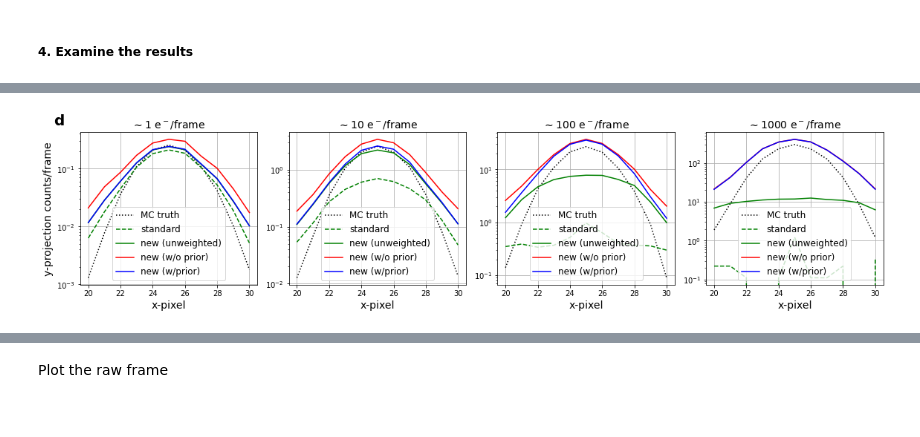
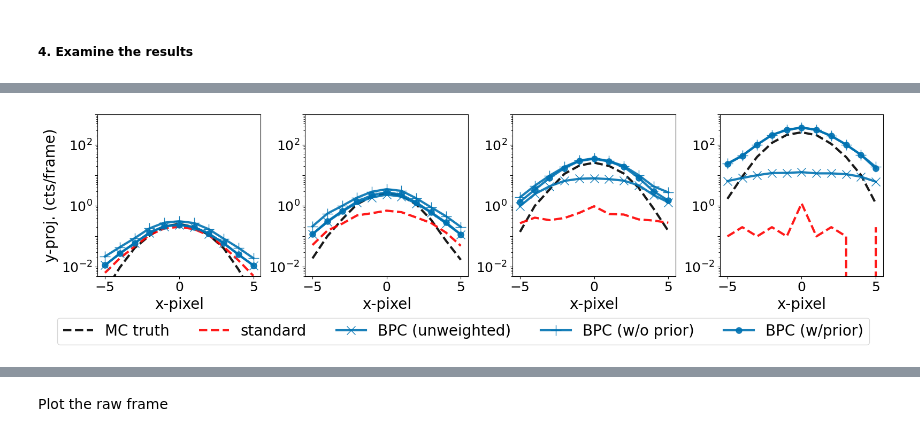
Before and after one commit to jerenner/backpropcount, a Jupyter notebook: notebooks/FIG1_2_simulation.ipynb, the cells around one changed output, grey strips where cells are left out. Saved outputs shown, nothing was run; the diff lists cells and outputs as text; code cells hidden in the pictures.

```diff
--- a/notebooks/FIG1_2_simulation.ipynb
+++ b/notebooks/FIG1_2_simulation.ipynb
@@ -537,8 +540,8 @@ def generate_single_gaussian_frames(nframes, frame_size, df, output_filename, si
 
     # Save the frames and Monte Carlo "truth" in an HDF5 file using stempy (set frames data type to uint16)
     input_frames_integer = downsampled_frames.astype('uint16')
-    assert input_frames_integer.shape[0]**0.5 % 1 == 0 # ensure square scan
-    scan_dimensions = (int(input_frames_integer.shape[0]**0.5),)*2
+    scan_dimensions = (input_frames_integer.shape[0],1)
+    print(f"-- Scan dimensions: {scan_dimensions}")
     stio.save_raw_data(output_filename, input_frames_integer, scan_dimensions=scan_dimensions,
                        scan_positions=np.arange(0,input_frames_integer.shape[0]), zip_data=False)
 
@@ -549,7 +552,7 @@ def generate_single_gaussian_frames(nframes, frame_size, df, output_filename, si
 sigma = 3
 
 # Generate the same statistics for each occupancy. Note that the number of frames must be a perfect square.
-nframes_occupancies = np.array([10000, 1024, 100, 9])
+nframes_occupancies = np.array([10000, 1000, 100, 10])
 occupancies = 10000/nframes_occupancies
 occupancies_names = [1, 10, 100, 1000]
 print(f"Actual occupancies are {occupancies}")
@@ -565,8 +588,8 @@ plot_frame_and_mc_truth('frames_occupancy_1.h5', frame_index=6) #, x_range=[40,6
 # %%
 # Counting parameters
 nframes_prior = 100
-gauss_A = 20
-gauss_sigma = 0.8
+gauss_A = 40
+gauss_sigma = 0.5
 th_single_elec = 10
 # %%
 # Count the sparse frames
@@ -647,7 +680,7 @@ for occ_name, nframes in zip(occupancies_names, nframes_occupancies):
     raw_file = f'frames_occupancy_{occ_name}.h5'
     counted_file = f'counted_frames_occupancy_{occ_name}.h5'
     counting.count_frames(raw_file, counted_file, min(nframes,frames_per_batch),
-                          baseline, gauss_A, gauss_sigma,
+                          th_single_elec, baseline, gauss_A, gauss_sigma,
                           n_steps_max=n_steps_max, loss_per_frame_stop=0.01,
                           min_loss_patience = 100, min_loss_improvement = 0.01,
                           nframes_prior=0)
@@ -658,7 +691,7 @@ for occ_name, nframes in zip(occupancies_names, nframes_occupancies):
     raw_file = f'frames_occupancy_{occ_name}.h5'
     counted_file = f'counted_frames_occupancy_{occ_name}_prior.h5'
     counting.count_frames(raw_file, counted_file, min(nframes,frames_per_batch),
-                          baseline, gauss_A, gauss_sigma,
+                          th_single_elec, baseline, gauss_A, gauss_sigma,
                           n_steps_max=n_steps_max, loss_per_frame_stop=0.01,
                           min_loss_patience = 100, min_loss_improvement = 0.01,
                           nframes_prior=min(nframes,nframes_prior))
@@ -755,10 +805,23 @@ def evaluate_counting_results_multi(raw_files, counted_files, counted_files_prio
     - None: Displays the heatmaps of the MC truth and the counted results, and the 1D line plot comparison for all files.
     """
     n_occupancies = len(raw_files)
+    lwidth = 3
 
     # Initialize storage for line plots
     fig, axs = plt.subplots(1, n_occupancies, figsize=(4 * n_occupancies, 4))
     fig.subplots_adjust(hspace=0.4)
+
+    # Dictionary to store labels for a single legend
+    legend_handles = {}
+
+    # color scheme
+    colors = {
+        'MC truth': '#000000',  # Black
+        'standard': '#FF0000',  # Red
+        'BPC (unweighted)': '#0072B2',  # Blue
+        'BPC (w/o prior)': '#0072B2',  # Blue
+        'BPC (w/prior)': '#0072B2',  # Blue
+    }
 
     # Iterate over each occupancy
     for idx in range(n_occupancies):
@@ -834,28 +897,50 @@ def evaluate_counting_results_multi(raw_files, counted_files, counted_files_prio
         counted_line_prior = np.sum(summed_counted_frames_prior[x_range[0]:x_range[1], :], axis=1)
         counted_line_standard = np.sum(summed_counted_frames_standard[x_range[0]:x_range[1], :], axis=1)
         truth_line = np.sum(summed_mc_truth[x_range[0]:x_range[1], :], axis=1)
-        x_pixels = np.arange(x_range[0], x_range[1])
+        x_pixels = np.arange(x_range[0], x_range[1]) - ((frame_size-1) / 2)
 
         # Plot the results (1D line plot for each occupancy)
-        axs[idx].plot(x_pixels, truth_line, label='MC truth', linestyle=':', color='black')
-        axs[idx].plot(x_pixels, counted_line_standard, label='standard', color='green', linestyle='--')
-        axs[idx].plot(x_pixels, counted_line_noweights, label='new (unweighted)', color='green')
-        axs[idx].plot(x_pixels, counted_line, label='new (w/o prior)', color='red')
-        axs[idx].plot(x_pixels, counted_line_prior, label='new (w/prior)', color='blue')
+        axs[idx].plot(x_pixels, truth_line, label='MC truth', linestyle='--', color=colors['MC truth'], linewidth=lwidth, alpha=0.9)
+        axs[idx].plot(x_pixels, counted_line_standard, label='standard', color=colors['standard'], linestyle='--', linewidth=lwidth, alpha=0.9)
+        #if(idx == 0): axs[idx].plot(x_pixels, counted_line_noweights, label='new (unweighted)', color=colors['new (unweighted)'], linestyle='-.', marker='s', markersize=6, linewidth=lwidth+2, alpha=0.9)  # widen unweighted line due to overlap
+        axs[idx].plot(x_pixels, counted_line_noweights, label='BPC (unweighted)', color=colors['BPC (unweighted)'], marker='x', markersize=12, linewidth=lwidth, alpha=0.9)
+        axs[idx].plot(x_pixels, counted_line, label='BPC (w/o prior)', color=colors['BPC (w/o prior)'], marker='+', markersize=15, linewidth=lwidth, alpha=0.9)
+        axs[idx].plot(x_pixels, counted_line_prior, label='BPC (w/prior)', color=colors['BPC (w/prior)'], marker='o', markersize=8, linewidth=lwidth, alpha=0.9)
 
         axs[idx].set_yscale("log")
-        axs[idx].set_xlabel('x-pixel', fontsize=14)
-        if(idx == 0): axs[idx].set_ylabel('y-projection counts/frame', fontsize=14)
-        if(idx == 0): axs[idx].text(-0.15, 1.12, 'd', transform=axs[idx].transAxes, fontsize=20, fontweight='bold', va='top', ha='left')
-        axs[idx].set_title(f'$\sim${occupancies_names[idx]} e$^-$/frame',fontsize=14)
-        axs[idx].legend(fontsize=12)
-        axs[idx].grid(True)
+        axs[idx].set_xlabel('x-pixel', fontsize=20)
+        axs[idx].set_ylim(0.5e-2, 1e3)  # Same y-axis for all plots
+        axs[idx].tick_params(axis='both', which='major', labelsize=18)
+        if(idx == 0): axs[idx].set_ylabel('y-proj. (cts/frame)', fontsize=20)
+        #if(idx == 0): axs[idx].text(-0.15, 1.15, 'd', transform=axs[idx].transAxes, fontsize=20, fontweight='bold', va='top', ha='left')
+        #axs[idx].set_title(f'$\sim${occupancies_names[idx]} e$^-$/frame',fontsize=14)
+        #axs[idx].legend(fontsize=12)
+        #axs[idx].grid(True)
         #axs[idx].set_title(f'{occupancies[idx]} e$^-$/frame', fontsize=14)
 
+        # Custom formatter to show labels every 10^2
+        def label_formatter(value, pos):
+            if np.log10(value) % 2 == 0:  # Show label only for every two decades
+                return f"$10^{{{int(np.log10(value))}}}$"
+            return ""  # Skip other labels
+
+        axs[idx].yaxis.set_major_formatter(FuncFormatter(label_formatter))
+
+        # Collect handles and labels for a single legend
+        handles, labels = axs[idx].get_legend_handles_labels()
+        for handle, label in zip(handles, labels):
+            legend_handles[label] = handle
+
+    # Create a single legend below the plots
+    legend = fig.legend(
+        legend_handles.values(), legend_handles.keys(),
+        loc='lower center', bbox_to_anchor=(0.5, -0.15), ncol=5, fontsize=20, frameon=True
+    )
+
     plt.tight_layout()
-    plt.savefig("occupancy_1D.pdf",bbox_inches='tight')
+    plt.savefig("occupancy_1D.svg",bbox_inches='tight')
 
-# Example usage with multiple occupancy files
+# Call the evaluation method with multiple occupancy files
 raw_files =              [f'frames_occupancy_{occ}.h5' for occ in occupancies_names]
 counted_files =          [f'counted_frames_occupancy_{occ}.h5' for occ in occupancies_names]
 counted_files_prior =    [f'counted_frames_occupancy_{occ}_prior.h5' for occ in occupancies_names]
@@ -883,4 +968,4 @@ Summing over 9 counted frames for file counted_frames_occupancy_1000_standard.h5
-[figure, old version]
+[figure, new version]
 # %%
 def evaluate_counting_results_2D(raw_files, counted_files, counted_files_prior, counted_files_standard, occupancies, nframes_occupancies, frame_size=101, weights=False, x_range=None, y_range=None, plot_MC_truth_only = False):
     """
```
Also changed, not shown: parts of 33 cells of this notebook.
